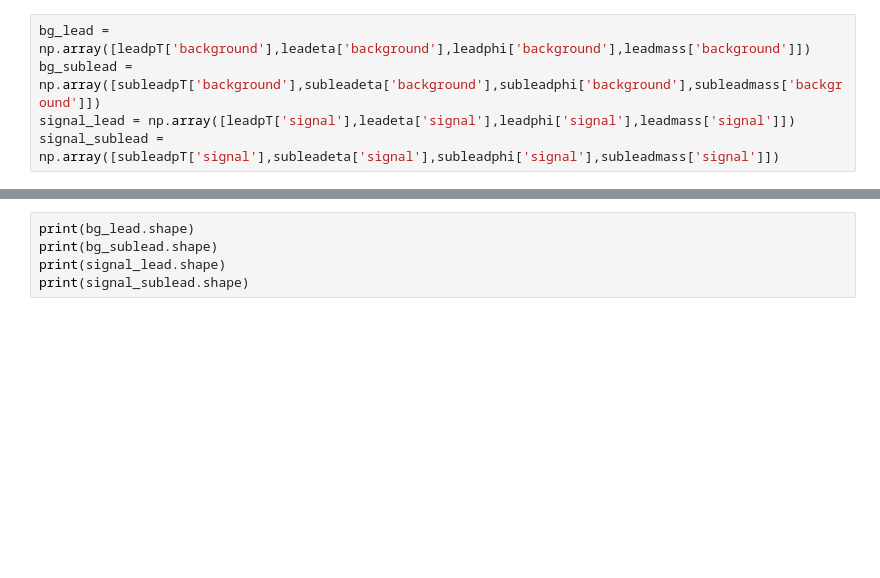
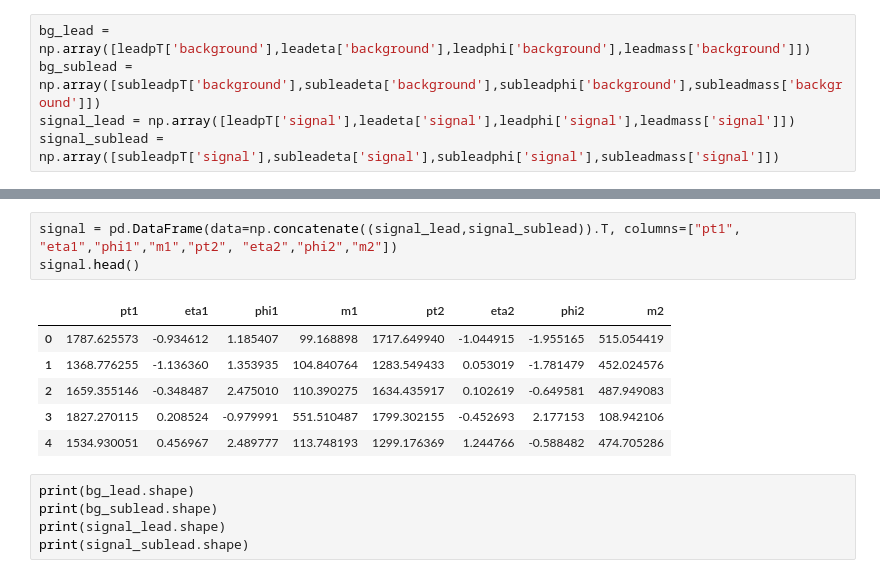
Before and after one commit to VinceLing0529/Anomaly-Detection, a Jupyter notebook: feature_study_with_clustering.ipynb, the cells around one changed output, grey strips where cells are left out. Saved outputs shown, nothing was run; the diff lists cells and outputs as text; blank space fills up the shorter version.

```diff
--- a/feature_study_with_clustering.ipynb
+++ b/feature_study_with_clustering.ipynb
@@ -125,3 +135,13 @@ signal_sublead = np.array([subleadpT['signal'],subleadeta['signal'],subleadphi['
+# %%
+signal = pd.DataFrame(data=np.concatenate((signal_lead,signal_sublead)).T, columns=["pt1", "eta1","phi1","m1","pt2", "eta2","phi2","m2"])
+signal.head()
+# %% [output]
+|  | pt1 | eta1 | phi1 | m1 | pt2 | eta2 | phi2 | m2 |
+| 0 | 1787.625573 | -0.934612 | 1.185407 | 99.168898 | 1717.649940 | -1.044915 | -1.955165 | 515.054419 |
+| 1 | 1368.776255 | -1.136360 | 1.353935 | 104.840764 | 1283.549433 | 0.053019 | -1.781479 | 452.024576 |
+| 2 | 1659.355146 | -0.348487 | 2.475010 | 110.390275 | 1634.435917 | 0.102619 | -0.649581 | 487.949083 |
+| 3 | 1827.270115 | 0.208524 | -0.979991 | 551.510487 | 1799.302155 | -0.452693 | 2.177153 | 108.942106 |
+| 4 | 1534.930051 | 0.456967 | 2.489777 | 113.748193 | 1299.176369 | 1.244766 | -0.588482 | 474.705286 |
 # %%
 print(bg_lead.shape)
 print(bg_sublead.shape)
```
Also changed, not shown: parts of 5 cells of this notebook.
